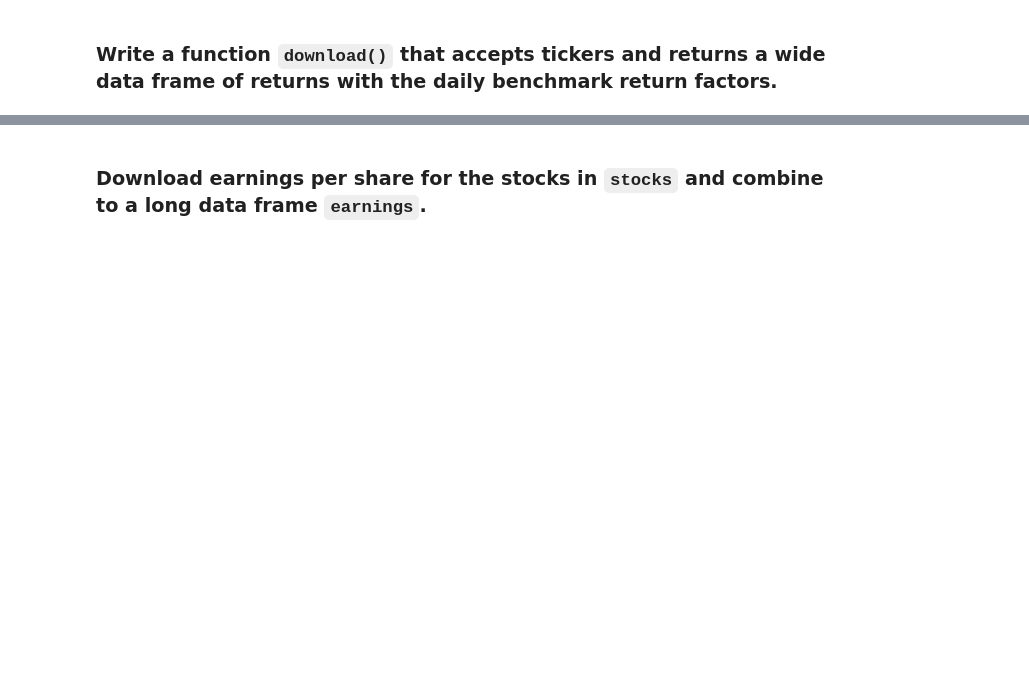
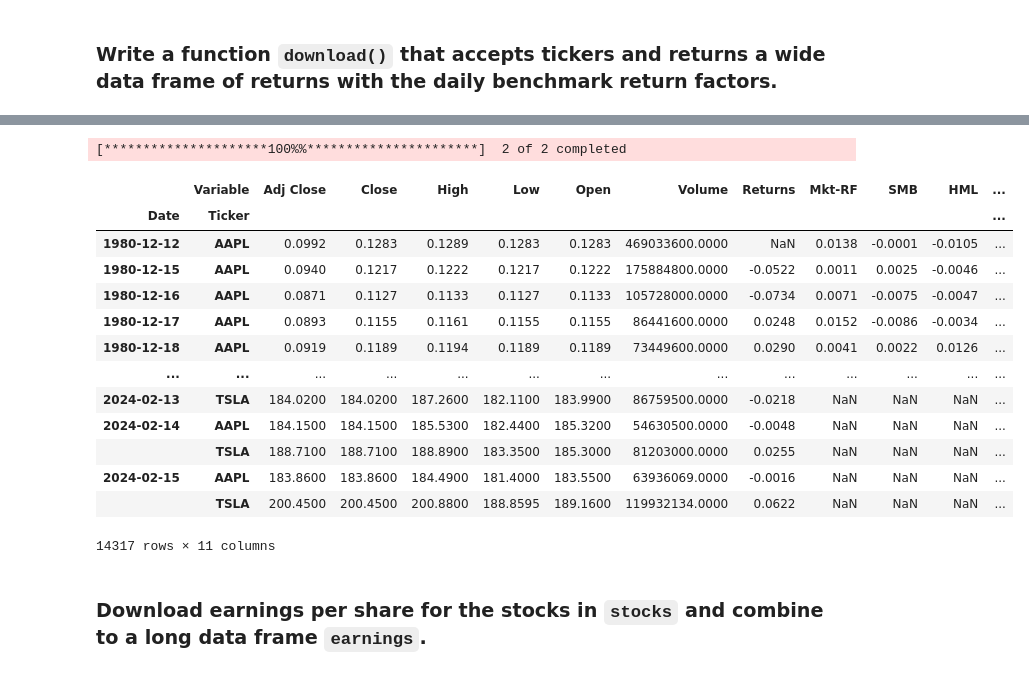
Before and after one commit to richard-herron/fina-6333-2024-spring, a Jupyter notebook: Notebooks/mckinney_08_practice_02.ipynb, the cells around one changed output, grey strips where cells are left out. Drawn from its saved outputs; the diff is of its cells as text; code cells hidden in the pictures; blank space fills up the shorter version.

```diff
--- a/Notebooks/mckinney_08_practice_02.ipynb
+++ b/Notebooks/mckinney_08_practice_02.ipynb
@@ -53,0 +150,3 @@ For the wide data frame `stocks`, use the outer index name `Factors`.
+# %%
+_ = pd.MultiIndex.from_product([['Factors'], ff.columns]) # I use _ as a temporary variable
+stocks[_] = ff
@@ -56,3 +198,61 @@ For the wide data frame `stocks`, use the outer index name `Factors`.
+# %%
+def download(tickers, shape='wide'):
+    if shape.lower() not in ['wide', 'long']:
+        raise ValueError('Invalid shape: must be "wide" or "long".')
+
+    stocks = yf.download(tickers)
+
+    factors_all = (
+        pdr.DataReader(
+            name='F-F_Research_Data_Factors_daily',
+            data_source='famafrench',
+            start='1900'
+        )
+    )
+
+    factors = factors_all[0].div(100)
+
+    # if stocks has a multi index on the columns because we asked for more than one ticker
+    # then we have more work to do
+    if type(stocks.columns) is pd.MultiIndex:
+
+        # whether we want a wide or long data frame, it is easier to add returns to a wide data frame
+        _ = pd.MultiIndex.from_product([['Returns'], stocks['Adj Close'].columns])
+        stocks[_] = stocks['Adj Close'].pct_change()
+
+        # if we want a wide data frame, then we need a factors multi index
+        if shape.lower() == 'wide':
+            _ = pd.MultiIndex.from_product([['Factors'], factors.columns])
+            stocks[_] = factors
+            return stocks.rename_axis(columns=['Variable', 'Ticker'])
+
+        # if we want a long data frame, then we need to stack stocks and join factors
+        # because we tested for wide and long above, we know that here shape must be long
+        else:
+            return stocks.stack().join(factors).rename_axis(columns=['Variable'], index=['Date', 'Ticker'])
+
+    # if stocks does not have a multi index on the columns
+    # then we only have join factors
+    else:
+        return stocks.join(ff).rename_axis(columns=['Variable'])
+# %%
+download(tickers=['AAPL', 'TSLA'], shape='long')
+# %% [output]
+[*********************100%%**********************]  2 of 2 completed
+|  | Variable | Adj Close | Close | High | Low | Open | Volume | Returns | Mkt-RF | SMB | HML | ... |
+| Date | Ticker |  |  |  |  |  |  |  |  |  |  | ... |
+| 1980-12-12 | AAPL | 0.0992 | 0.1283 | 0.1289 | 0.1283 | 0.1283 | 469033600.0000 | NaN | 0.0138 | -0.0001 | -0.0105 | ... |
+| 1980-12-15 | AAPL | 0.0940 | 0.1217 | 0.1222 | 0.1217 | 0.1222 | 175884800.0000 | -0.0522 | 0.0011 | 0.0025 | -0.0046 | ... |
+| 1980-12-16 | AAPL | 0.0871 | 0.1127 | 0.1133 | 0.1127 | 0.1133 | 105728000.0000 | -0.0734 | 0.0071 | -0.0075 | -0.0047 | ... |
+| 1980-12-17 | AAPL | 0.0893 | 0.1155 | 0.1161 | 0.1155 | 0.1155 | 86441600.0000 | 0.0248 | 0.0152 | -0.0086 | -0.0034 | ... |
+| 1980-12-18 | AAPL | 0.0919 | 0.1189 | 0.1194 | 0.1189 | 0.1189 | 73449600.0000 | 0.0290 | 0.0041 | 0.0022 | 0.0126 | ... |
+| ... | ... | ... | ... | ... | ... | ... | ... | ... | ... | ... | ... | ... |
+| 2024-02-13 | TSLA | 184.0200 | 184.0200 | 187.2600 | 182.1100 | 183.9900 | 86759500.0000 | -0.0218 | NaN | NaN | NaN | ... |
+| 2024-02-14 | AAPL | 184.1500 | 184.1500 | 185.5300 | 182.4400 | 185.3200 | 54630500.0000 | -0.0048 | NaN | NaN | NaN | ... |
+|  | TSLA | 188.7100 | 188.7100 | 188.8900 | 183.3500 | 185.3000 | 81203000.0000 | 0.0255 | NaN | NaN | NaN | ... |
+| 2024-02-15 | AAPL | 183.8600 | 183.8600 | 184.4900 | 181.4000 | 183.5500 | 63936069.0000 | -0.0016 | NaN | NaN | NaN | ... |
+|  | TSLA | 200.4500 | 200.4500 | 200.8800 | 188.8595 | 189.1600 | 119932134.0000 | 0.0622 | NaN | NaN | NaN | ... |
+14317 rows × 11 columns
 # %% [markdown]
 ### Download earnings per share for the stocks in `stocks` and combine to a long data frame `earnings`.
 # %% [markdown]
```
Also changed, not shown: parts of 22 cells of this notebook, 3 other files.
